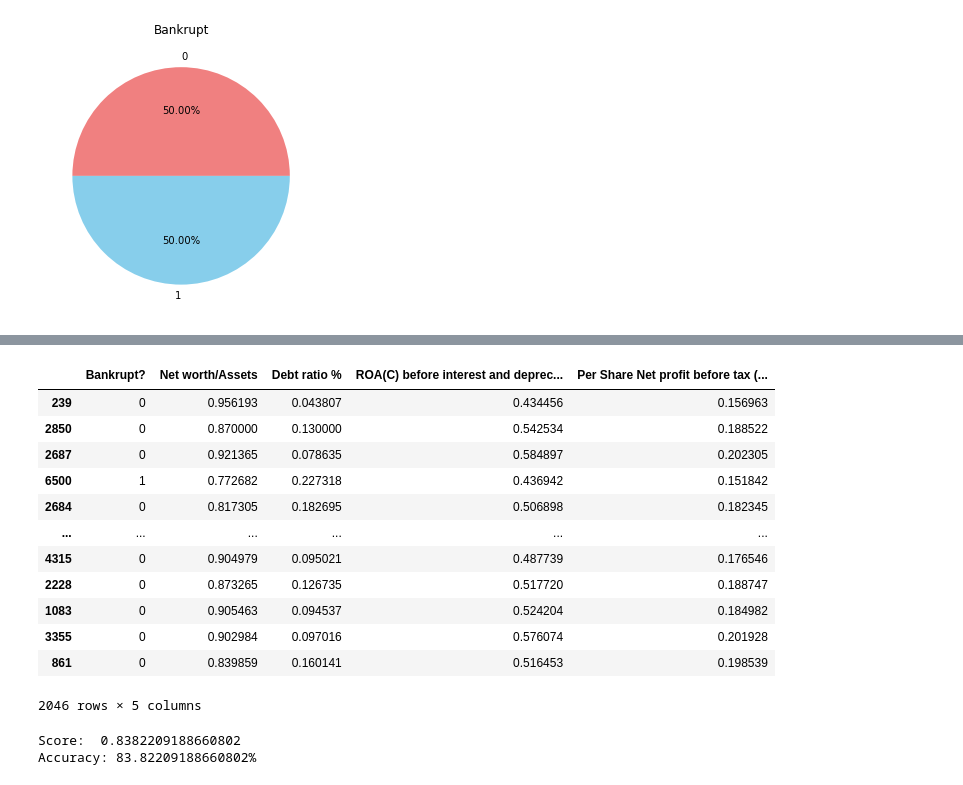
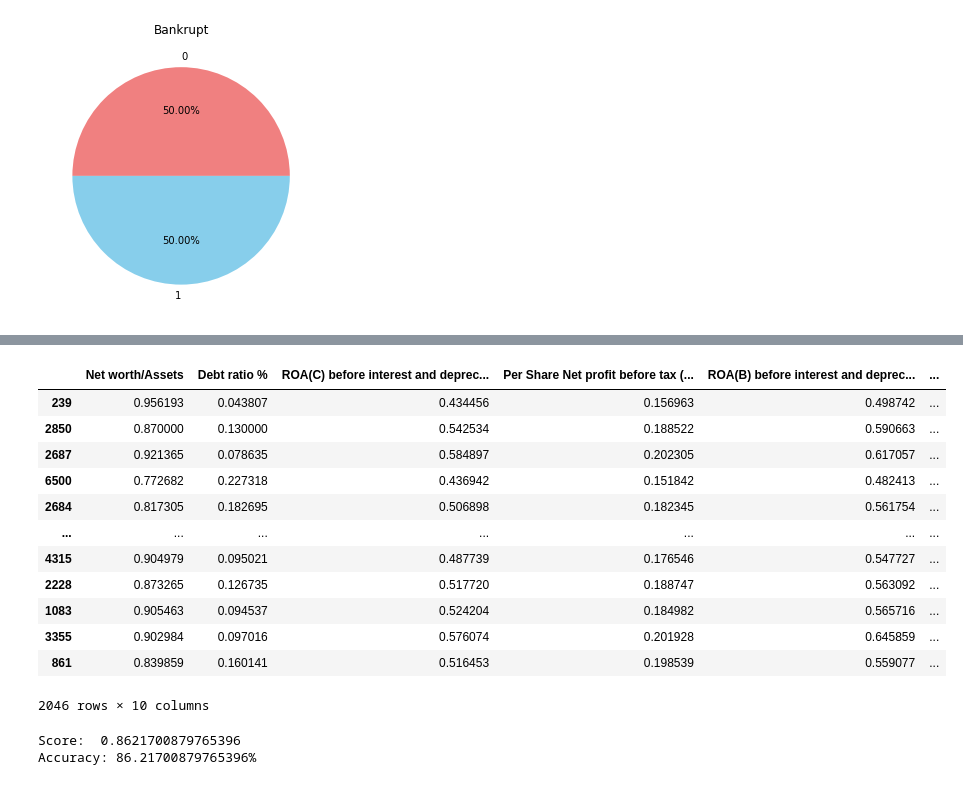
Before and after one commit to mimicatsu/kmeans-with-anfis, a Jupyter notebook: bankruptcy-hw3 new select.ipynb, the cells around one changed output, grey strips where cells are left out. Saved outputs shown, nothing was run; the diff lists cells and outputs as text; code cells hidden in the pictures.

```diff
--- a/bankruptcy-hw3 new select.ipynb
+++ b/bankruptcy-hw3 new select.ipynb
@@ -18,6 +19,6 @@ from sklearn.linear_model import LinearRegression
 # %%
 #load the data
-data=pd.read_csv("bankruptcy(predict brankrupt or not).csv")
+data=pd.read_csv("bankruptcy.csv")
 # %%
 #realize the shape
 data.shape
@@ -241,6 +267,6 @@ def feature_selection_n(n):
     #print(f"Number of selected features: {len(selectedFeatures)} \n\nHighly relative feature list:\n{selectedFeatures}")
     return selectedFeatures
 # %%
-selectedFeatures=feature_selection_n(4)
+selectedFeatures=feature_selection_n(20)
 selectedFeatures
 # %% [output]
@@ -282,30 +324,31 @@ LogisticRegression(max_iter=10000)
 # %%
 
-x_test=x_test[selectedFeatures.index]
-data_test=pd.concat([y_test,x_test],axis=1)
-data_test
+x_test_selection=x_test[selectedFeatures.index]
+# data_test=pd.concat([y_test,x_test],axis=1)
+# data_test
+x_test_selection
 # %% [output]
-|  | Bankrupt? | Net worth/Assets | Debt ratio % | ROA(C) before interest and deprec... | Per Share Net profit before tax (... |
-| 239 | 0 | 0.956193 | 0.043807 | 0.434456 | 0.156963 |
-| 2850 | 0 | 0.870000 | 0.130000 | 0.542534 | 0.188522 |
-| 2687 | 0 | 0.921365 | 0.078635 | 0.584897 | 0.202305 |
-| 6500 | 1 | 0.772682 | 0.227318 | 0.436942 | 0.151842 |
-| 2684 | 0 | 0.817305 | 0.182695 | 0.506898 | 0.182345 |
-| ... | ... | ... | ... | ... | ... |
-| 4315 | 0 | 0.904979 | 0.095021 | 0.487739 | 0.176546 |
-| 2228 | 0 | 0.873265 | 0.126735 | 0.517720 | 0.188747 |
-| 1083 | 0 | 0.905463 | 0.094537 | 0.524204 | 0.184982 |
-| 3355 | 0 | 0.902984 | 0.097016 | 0.576074 | 0.201928 |
-| 861 | 0 | 0.839859 | 0.160141 | 0.516453 | 0.198539 |
+|  | Net worth/Assets | Debt ratio % | ROA(C) before interest and deprec... | Per Share Net profit before tax (... | ROA(B) before interest and deprec... | ... |
+| 239 | 0.956193 | 0.043807 | 0.434456 | 0.156963 | 0.498742 | ... |
+| 2850 | 0.870000 | 0.130000 | 0.542534 | 0.188522 | 0.590663 | ... |
+| 2687 | 0.921365 | 0.078635 | 0.584897 | 0.202305 | 0.617057 | ... |
+| 6500 | 0.772682 | 0.227318 | 0.436942 | 0.151842 | 0.482413 | ... |
+| 2684 | 0.817305 | 0.182695 | 0.506898 | 0.182345 | 0.561754 | ... |
+| ... | ... | ... | ... | ... | ... | ... |
+| 4315 | 0.904979 | 0.095021 | 0.487739 | 0.176546 | 0.547727 | ... |
+| 2228 | 0.873265 | 0.126735 | 0.517720 | 0.188747 | 0.563092 | ... |
+| 1083 | 0.905463 | 0.094537 | 0.524204 | 0.184982 | 0.565716 | ... |
+| 3355 | 0.902984 | 0.097016 | 0.576074 | 0.201928 | 0.645859 | ... |
+| 861 | 0.839859 | 0.160141 | 0.516453 | 0.198539 | 0.559077 | ... |
-2046 rows × 5 columns
+2046 rows × 10 columns
 # %%
 #觀察迴歸模型的準確度
-score = model.score(x_test, y_test)
+score = model.score(x_test_selection, y_test)
 print('Score: ', score)
 print('Accuracy: ' + str(score*100) + '%')
 #確實有提升準確度
 # %% [output]
-Score:  0.8382209188660802
-Accuracy: 83.82209188660802%
+Score:  0.8621700879765396
+Accuracy: 86.21700879765396%
 # %%
 data_new.to_csv('bankruptcy_HW1_test.csv')
```
Also changed, not shown: parts of 8 cells of this notebook, 9 other files.
